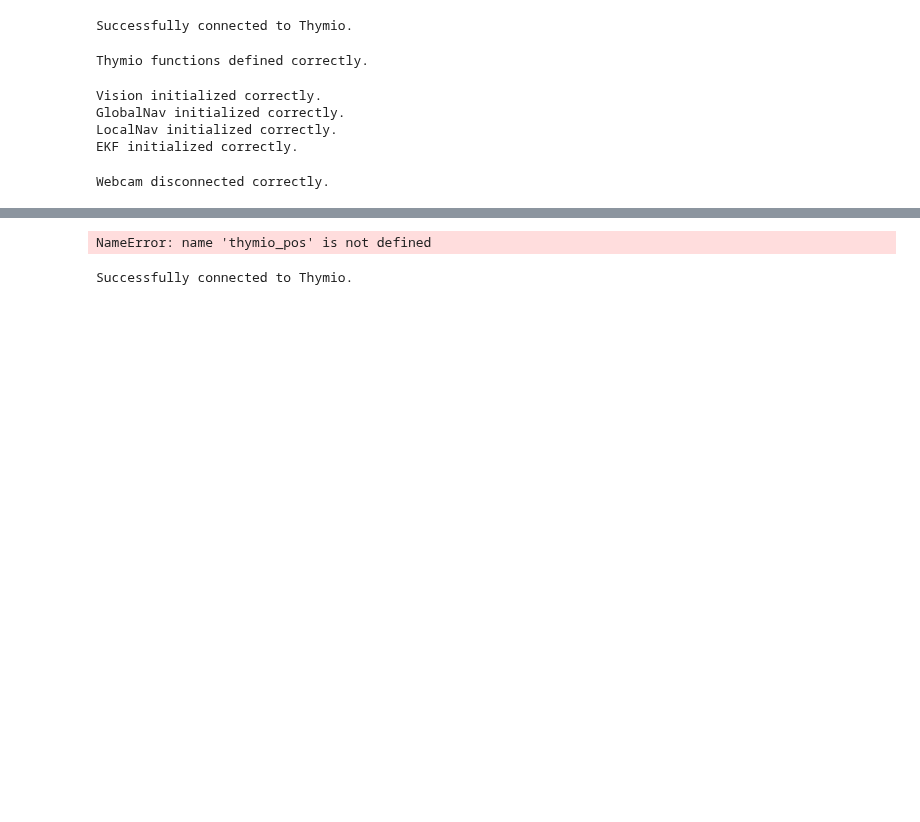
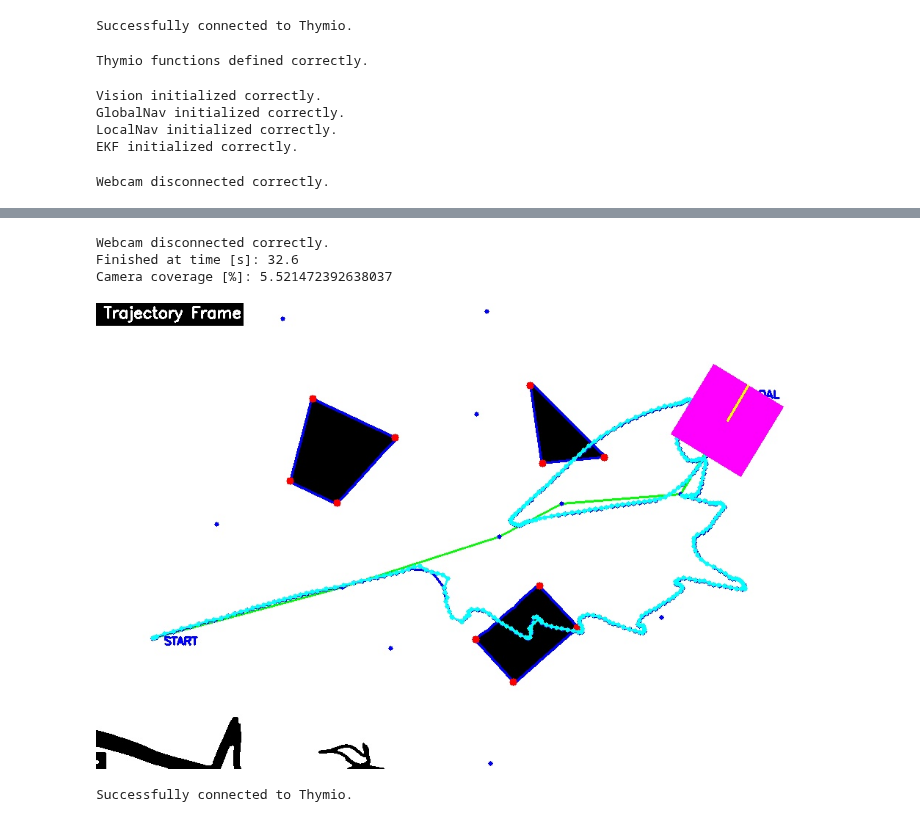
Before and after one commit to rayangdn/thymio-epfl, a Jupyter notebook: Group_T46_report.ipynb, the cells around one changed output, grey strips where cells are left out. Saved outputs shown, nothing was run; the diff lists cells and outputs as text; code cells hidden in the pictures; blank space fills up the shorter version.

```diff
--- a/Group_T46_report.ipynb
+++ b/Group_T46_report.ipynb
@@ -43,7 +65,7 @@ print("Successfully connected to Thymio.")
 Successfully connected to Thymio.
 # %%
 @tdmclient.notebook.sync_var
-def motor_move(left,right):
+def set_speed(left,right):
     global motor_left_target, motor_right_target
     motor_left_target = left
     motor_right_target = right
@@ -60,7 +82,7 @@ def sensor_data():
     return prox_horizontal.copy()
 
 @tdmclient.notebook.sync_var
-def get_motor_speed():
+def get_speed():
     global motor_left_speed, motor_right_speed
     return motor_left_speed, motor_right_speed
 
@@ -211,5 +236,4 @@ Checkpoint 2: [746.2, 201.0]
 # %%
-
 # Display variables
 current_frame = None
 
@@ -246,7 +270,7 @@ try:
         frame, thymio_pos, found_thymio = vision.get_thymio_position(process_frame)
 
         # Odometry Measurement
-        left_measured_speed, right_measured_speed = get_motor_speed()
+        left_measured_speed, right_measured_speed = get_speed()
 
         # EKF Prediction step with control inputs
         control_input = np.array([left_speed / SPEED_TO_MM_S, right_speed / SPEED_TO_MM_S])
@@ -270,6 +294,7 @@ try:
 
                 input("Kidnapped! Press Enter when Thymio has been placed elsewhere...")
 
+                vision.flush()
                 while not found_trajectory:
                     while not found_thymio:
                         _, process_frame = vision.get_frame()
@@ -296,7 +321,7 @@ try:
 
                 # Reinitialize the EKF after kidnapping
                 ekf.initialize_state(np.array([thymio_pos[0], thymio_pos[1], thymio_pos[2], 0.0, 0.0]))
-
+                local_nav.current_checkpoint = 0
                 utils.display_frames(None, frame, current_frame)
 
                 input("Press Enter to continue...")
@@ -320,39 +345,44 @@ try:
         command, goal_reached = local_nav.get_command(trajectory_pos, filtered_state[:3], sensor_data())
 
         if (command['action'] == 'follow_path') or (command['action'] == 'avoid_obstacles'):
+            if command['action'] == 'avoid_obstacles':
+                print(left_speed, right_speed)
             left_speed = command['left_speed']
             right_speed = command['right_speed']
-            motor_move(left_speed, right_speed)
+            set_speed(left_speed, right_speed)
         else:
             motor_stop()
 
         # Update trajectory frame with robot
         if trajectory_frame is not None:
             current_frame = trajectory_frame.copy()
             # Draw measured trajectory in blue
             current_frame = utils.draw_trajectory(current_frame, position_measured_history,
                                                   vision.scale_factor, color=(255, 0, 0))
               # Draw filtered trajectory in green
             current_frame = utils.draw_trajectory(current_frame, filtered_position_history,
-                                                  vision.scale_factor, color=(0, 255, 0))
+                                                  vision.scale_factor, color=(255, 255, 0))
             # Draw robot using filtered position
             current_frame = utils.draw_robot(current_frame, filtered_state[:3], THYMIO_WIDTH,
                                              THYMIO_LENGTH, vision.scale_factor)
 
         utils.display_frames(None, process_frame, current_frame)
         time.sleep(DT)
 
-except Exception as e:
-    print(f"An error occurred: {str(e)}")
-    exit(1)
+# except Exception as e:
+#     print(f"An error occurred: {str(e)}")
 except KeyboardInterrupt:
     print("User interrupted the kernel. Shutting down the motors, closing the webcam...")
 finally:
     # Release resources
     vision.disconnect_webcam()
     motor_stop()
     print("Finished at time [s]:", i * DT)
     print("Camera coverage [%]:", covered/i * 100)
+    utils.display_frames(None, None, current_frame)
 # %% [output]
-NameError: name 'thymio_pos' is not defined
+Webcam disconnected correctly.
+Finished at time [s]: 32.6
+Camera coverage [%]: 5.521472392638037
+[figure, added]
 # %%
```
Also changed, not shown: parts of 6 cells of this notebook, 10 other files.
